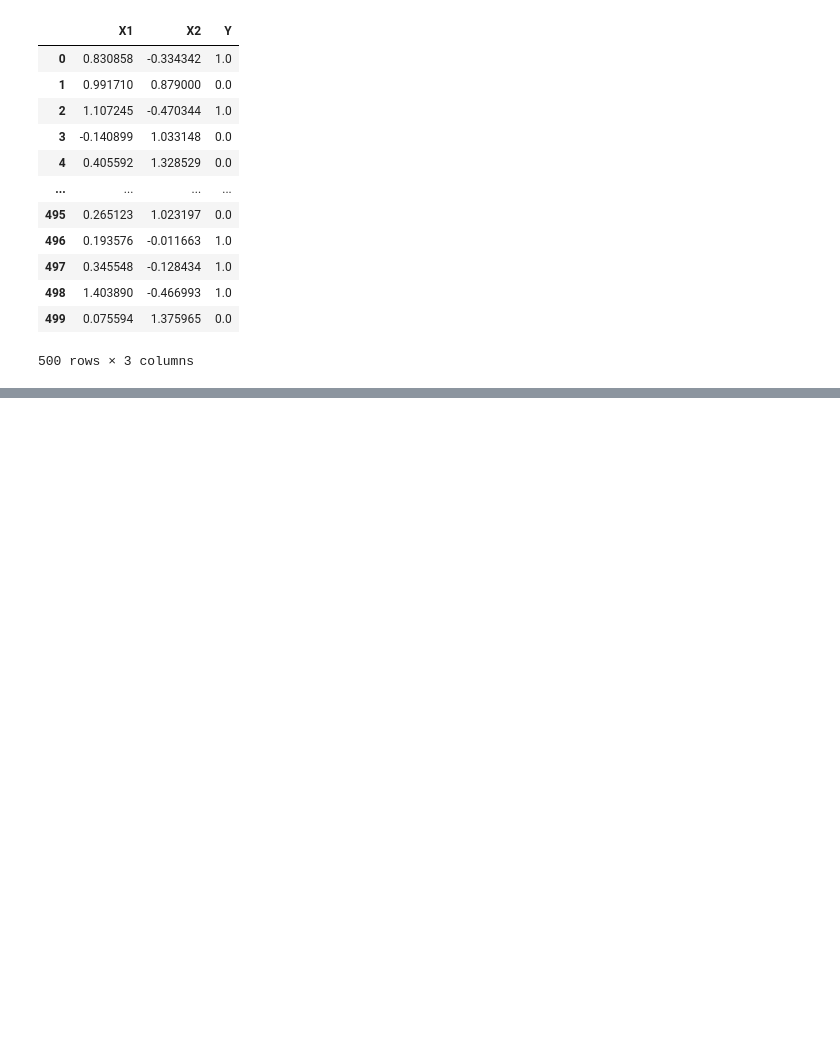
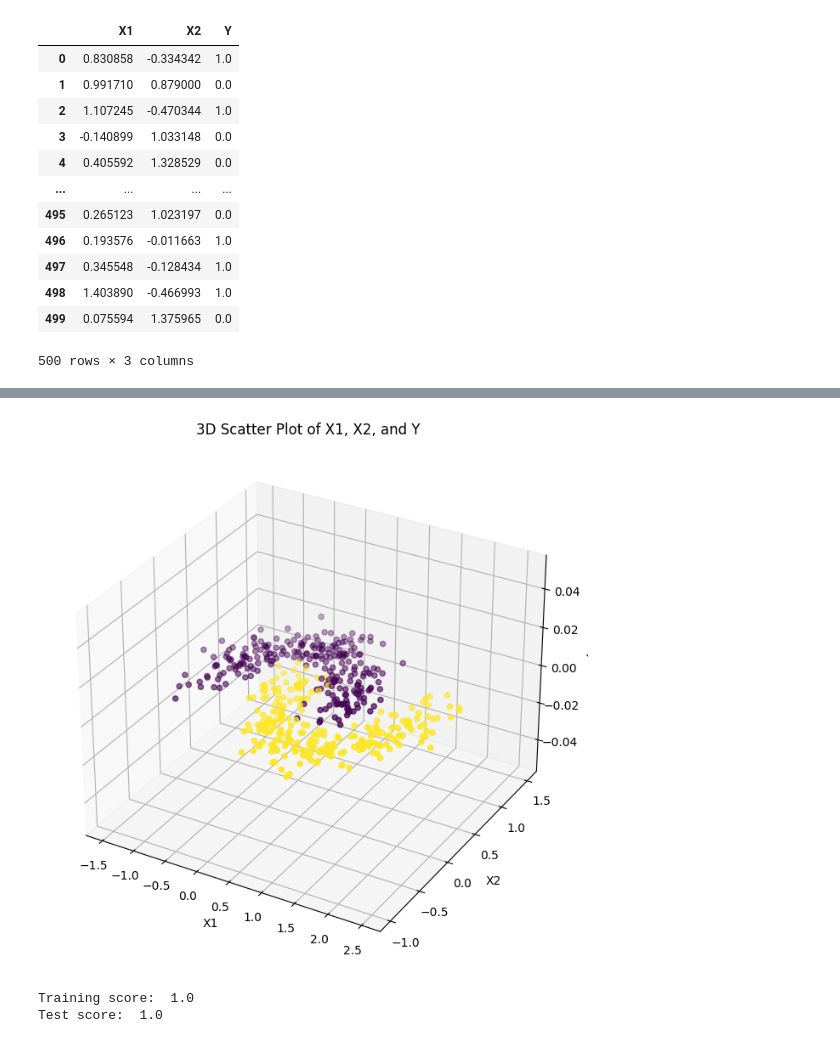
Before and after one commit to Mohammed-Zaheerullah/data-science-portfolio, a Jupyter notebook: core-data-science-practice.ipynb, the cells around one changed output, grey strips where cells are left out. Cells and saved outputs as stored; diff of their text form; code cells hidden in the pictures; blank space fills up the shorter version.

```diff
--- a/core-data-science-practice.ipynb
+++ b/core-data-science-practice.ipynb
@@ -1502,32 +1510,52 @@ plt.show()
 # %%
 import matplotlib.pyplot as plt
 from mpl_toolkits.mplot3d import Axes3D
 fig = plt.figure(figsize=(10,8))
 
 ax = fig.add_subplot(111, projection='3d')
-ax.scatter(X['X1'], X['X2'], Y, c=Y, cmap='virdis')
+ax.scatter(df.iloc[:, 0], df.iloc[:, 1], c=Y, cmap="viridis")
 
 ax.set_xlabel('X1')
 ax.set_ylabel('X2')
 ax.set_zlabel('Y')
 
 ax.set_title('3D Scatter Plot of X1, X2, and Y')
 plt.show()
+# %% [output]
+[figure, added]
 # %%
+import numpy as np
+from sklearn.metrics import accuracy_score
+from sklearn.model_selection import train_test_split
 from sklearn.svm import SVC
-model = SVC(kernel='linear')
+
+# 1. Define X and Y directly from your dataframe
+Y = df["Y"]
+X = df.iloc[:, [0, 2]]  # Grabs column index 0 and 2 safely
+
+# 2. Split into training and testing sets
+X_train, X_test, Y_train, Y_test = train_test_split(
+    X, Y, test_size=0.2, random_state=42
+)
+
+# 3. Initialize and fit the Support Vector Classifier
+model = SVC(kernel="linear")
 model.fit(X_train, Y_train)
 
+# 4. Generate predictions
 y_train_pred = model.predict(X_train)
 y_test_pred = model.predict(X_test)
 
-from sklearn.metrics import accuracy_score
+# 5. Compute accuracy scores
+score1 = accuracy_score(Y_train, y_train_pred)
+score2 = accuracy_score(Y_test, y_test_pred)
 
-score1 = accuracy_score(Y_train, Y_train_pred)
-score2 = accuracy_score(Y_test, Y_test_pred)
-
-print("Training score: ", np.round(scores1, 2))
-print("Test score: ", np.round(scores2, 2))
+# 6. Display results
+print("Training score: ", np.round(score1, 2))
+print("Test score: ", np.round(score2, 2))
+# %% [output]
+Training score:  1.0
+Test score:  1.0
 # %%
 import warnings
 warnings.filterwarnings('ignore')
```
Also changed, not shown: parts of 19 cells of this notebook.
